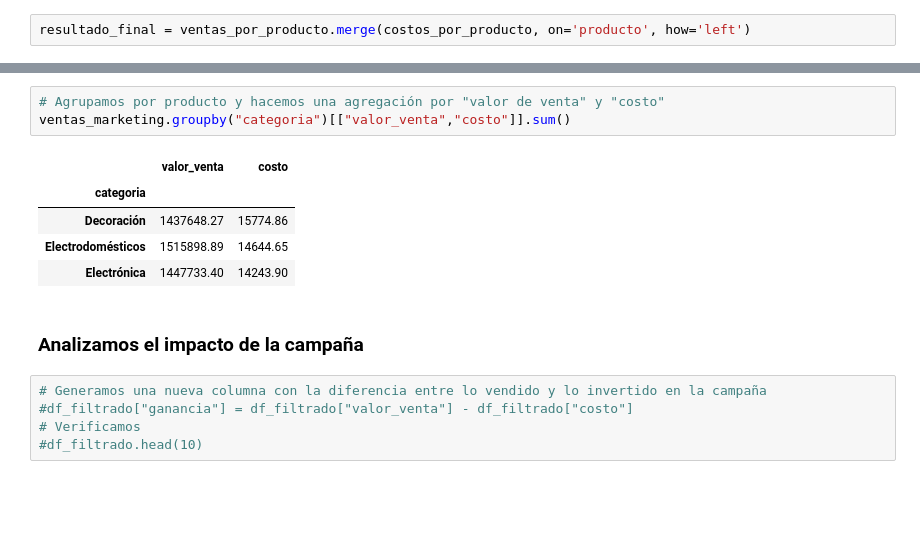
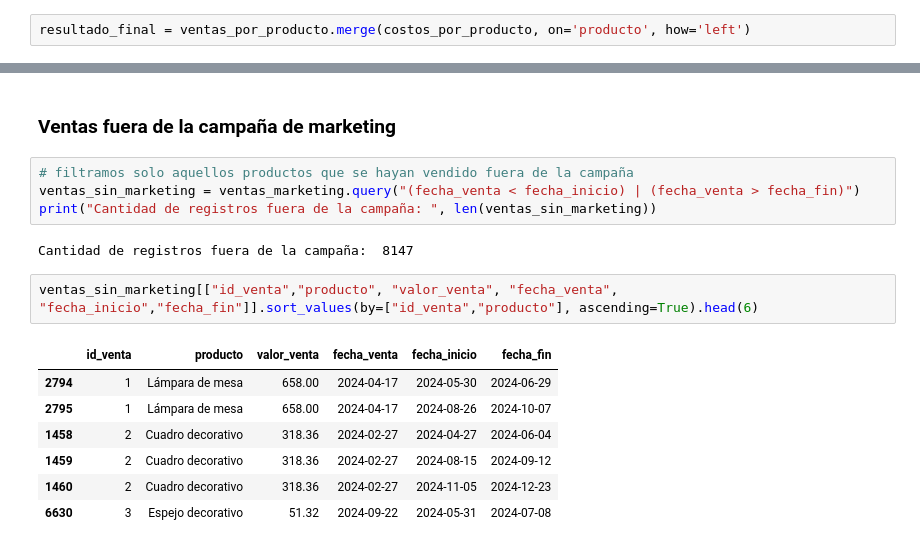
Before and after one commit to CppR-Repo/TT-2C2025-Data-Analitycs-Notebooks, a Jupyter notebook: EntregaFinal/MiEntrega-Final/Entrega_final.ipynb, the cells around one changed output, grey strips where cells are left out. Drawn from its saved outputs; the diff is of its cells as text; blank space fills up the shorter version.

```diff
--- a/EntregaFinal/MiEntrega-Final/Entrega_final.ipynb
+++ b/EntregaFinal/MiEntrega-Final/Entrega_final.ipynb
@@ -781,16 +789,18 @@ KeyError: 'valor_venta'
-# %%
-# Agrupamos por producto y hacemos una agregación por "valor de venta" y "costo"
-ventas_marketing.groupby("categoria")[["valor_venta","costo"]].sum()
-# %% [output]
-|  | valor_venta | costo |
-| categoria |  |  |
-| Decoración | 1437648.27 | 15774.86 |
-| Electrodomésticos | 1515898.89 | 14644.65 |
-| Electrónica | 1447733.40 | 14243.90 |
 # %% [markdown]
-### Analizamos el impacto de la campaña
+### Ventas fuera de la campaña de marketing
-# %%
-# Generamos una nueva columna con la diferencia entre lo vendido y lo invertido en la campaña
-#df_filtrado["ganancia"] = df_filtrado["valor_venta"] - df_filtrado["costo"]
-# Verificamos
-#df_filtrado.head(10)
+# %%
+# filtramos solo aquellos productos que se hayan vendido fuera de la campaña
+ventas_sin_marketing = ventas_marketing.query("(fecha_venta < fecha_inicio) | (fecha_venta > fecha_fin)")
+print("Cantidad de registros fuera de la campaña: ", len(ventas_sin_marketing))
+# %% [output]
+Cantidad de registros fuera de la campaña:  8147
+# %%
+ventas_sin_marketing[["id_venta","producto", "valor_venta", "fecha_venta", "fecha_inicio","fecha_fin"]].sort_values(by=["id_venta","producto"], ascending=True).head(6)
+# %% [output]
+|  | id_venta | producto | valor_venta | fecha_venta | fecha_inicio | fecha_fin |
+| 2794 | 1 | Lámpara de mesa | 658.00 | 2024-04-17 | 2024-05-30 | 2024-06-29 |
+| 2795 | 1 | Lámpara de mesa | 658.00 | 2024-04-17 | 2024-08-26 | 2024-10-07 |
+| 1458 | 2 | Cuadro decorativo | 318.36 | 2024-02-27 | 2024-04-27 | 2024-06-04 |
+| 1459 | 2 | Cuadro decorativo | 318.36 | 2024-02-27 | 2024-08-15 | 2024-09-12 |
+| 1460 | 2 | Cuadro decorativo | 318.36 | 2024-02-27 | 2024-11-05 | 2024-12-23 |
+| 6630 | 3 | Espejo decorativo | 51.32 | 2024-09-22 | 2024-05-31 | 2024-07-08 |
```
Also changed, not shown: parts of 17 cells of this notebook.
